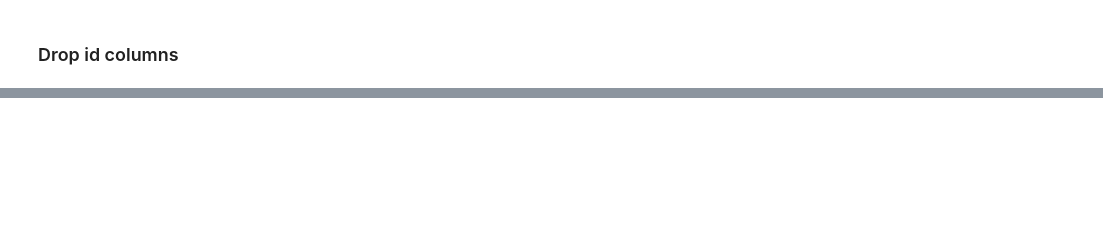
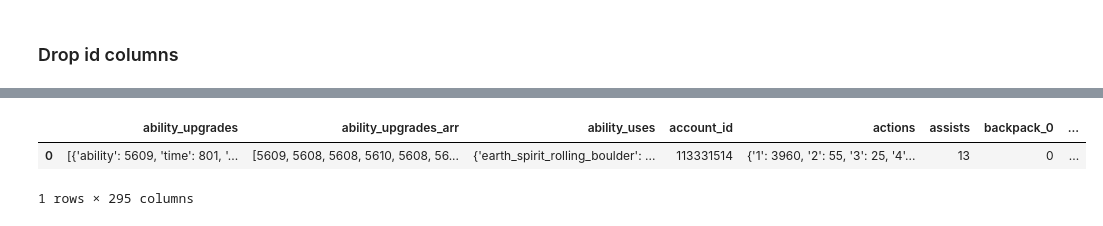
Before and after one commit to arch1baald/dotaML, a Jupyter notebook: Model.ipynb, the cells around one changed output, grey strips where cells are left out. Cells and saved outputs as stored; diff of their text form; code cells hidden in the pictures; blank space fills up the shorter version.

```diff
--- a/Model.ipynb
+++ b/Model.ipynb
@@ -181,0 +454,9 @@ for role, model_obj in model.items():
+# %%
+df_player = pd.DataFrame(pd.Series(p)).T
+df_player = create_dataset(df_player)
+df_player = df_player.merge(pd.DataFrame(columns=valid_columns), how='left').fillna(0)
+df_player
+# %% [output]
+|  | ability_upgrades | ability_upgrades_arr | ability_uses | account_id | actions | assists | backpack_0 | ... |
+| 0 | [{'ability': 5609, 'time': 801, '... | [5609, 5608, 5608, 5610, 5608, 56... | {'earth_spirit_rolling_boulder': ... | 113331514 | {'1': 3960, '2': 55, '3': 25, '4'... | 13 | 0 | ... |
+1 rows × 295 columns
```
Also changed, not shown: parts of 31 cells of this notebook, 4 other files.
